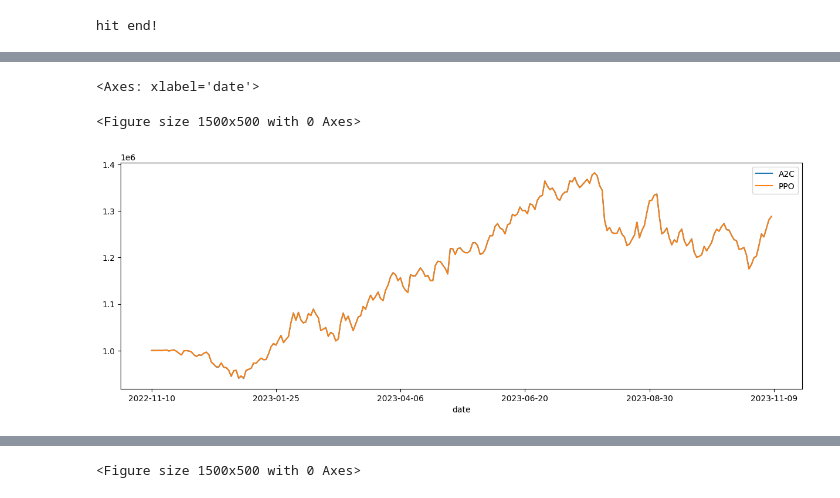
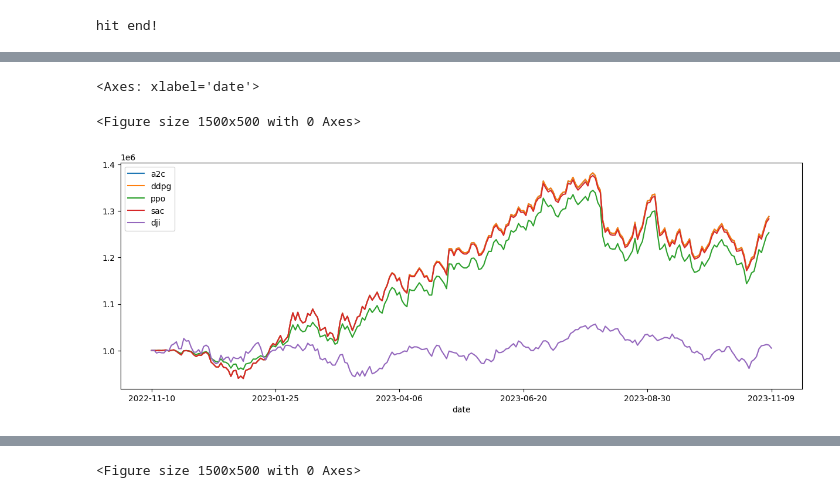
Before and after one commit to zeyuleochen/RL-Trading, a Jupyter notebook: FinRL/FinRL_stock_trading_with_AAPL.ipynb, the cells around one changed output, grey strips where cells are left out. Saved outputs shown, nothing was run; the diff lists cells and outputs as text; code cells hidden in the pictures.

```diff
--- a/FinRL/FinRL_stock_trading_with_AAPL.ipynb
+++ b/FinRL/FinRL_stock_trading_with_AAPL.ipynb
@@ -512,11 +369,0 @@ Sharpe Ratio:  1.1989757399994538
-# %%
-%matplotlib inline
-bt_df = df_account_value[['date', 'account_value']]
-bt_df.columns = ['date', 'Account Value']
-plt.rcParams["figure.figsize"] = (15, 5)
-plt.figure()
-bt_df.plot()
-plt.title('Backtest with Ensemble Agents')
-plt.xlabel('Days')
-plt.ylabel('Account Value in million')
-plt.show();
@@ -568,6 +410,9 @@ e_trade_gym = StockTradingEnv(df = trade, turbulence_threshold = 70,risk_indicat
 env_trade, obs_trade = e_trade_gym.get_sb_env()
 # %% [markdown]
 ### Backtest agents
+# %%
+trained_a2c = A2C.load("/content/drive/MyDrive/RL_trading/trained_models" + "/agent_a2c_aapl")
+trained_ppo = PPO.load("/content/drive/MyDrive/RL_trading/trained_models" + "/agent_ppo_aapl")
 # %%
 df_account_value_ppo, df_actions_ppo = DRLAgent.DRL_prediction(
     model=trained_ppo,
@@ -636,24 +481,21 @@ result = pd.merge(result, dji, how='outer', left_index=True, right_index=True).f
 df_result_a2c = (
     df_account_value_a2c.set_index(df_account_value_a2c.columns[0])
 )
-#df_result_ddpg = (
-##    df_account_value_ddpg.set_index(df_account_value_ddpg.columns[0])
-#)
+df_result_ddpg = (
+    df_account_value_ddpg.set_index(df_account_value_ddpg.columns[0])
+)
 df_result_ppo = (
     df_account_value_ppo.set_index(df_account_value_ppo.columns[0])
 )
-#df_result_sac = (
-#    df_account_value_sac.set_index(df_account_value_sac.columns[0])
-#)
+df_result_sac = (
+    df_account_value_sac.set_index(df_account_value_sac.columns[0])
+)
 result = pd.DataFrame(
     {
         "a2c": df_result_a2c["account_value"],
-        #"ddpg": df_result_ddpg["account_value"],
+        "ddpg": df_result_ddpg["account_value"],
         "ppo": df_result_ppo["account_value"],
-        #"sac": df_result_sac["account_value"],
+        "sac": df_result_sac["account_value"],
         "dji": dji["close"],
     }
 )
-# %%
-col_name = ['A2C', 'PPO','DJIA']
-result.columns = col_name
@@ -662,9 +504,9 @@ agents = result[['A2C', 'PPO']]
 # %%
 %matplotlib inline
 plt.rcParams["figure.figsize"] = (15,5)
 plt.figure()
-agents.plot()
+result.plot()
 # %% [output]
 <Axes: xlabel='date'>
 <Figure size 1500x500 with 0 Axes>
-[figure, old version]
+[figure, new version]
```
Also changed, not shown: parts of 31 cells of this notebook.
